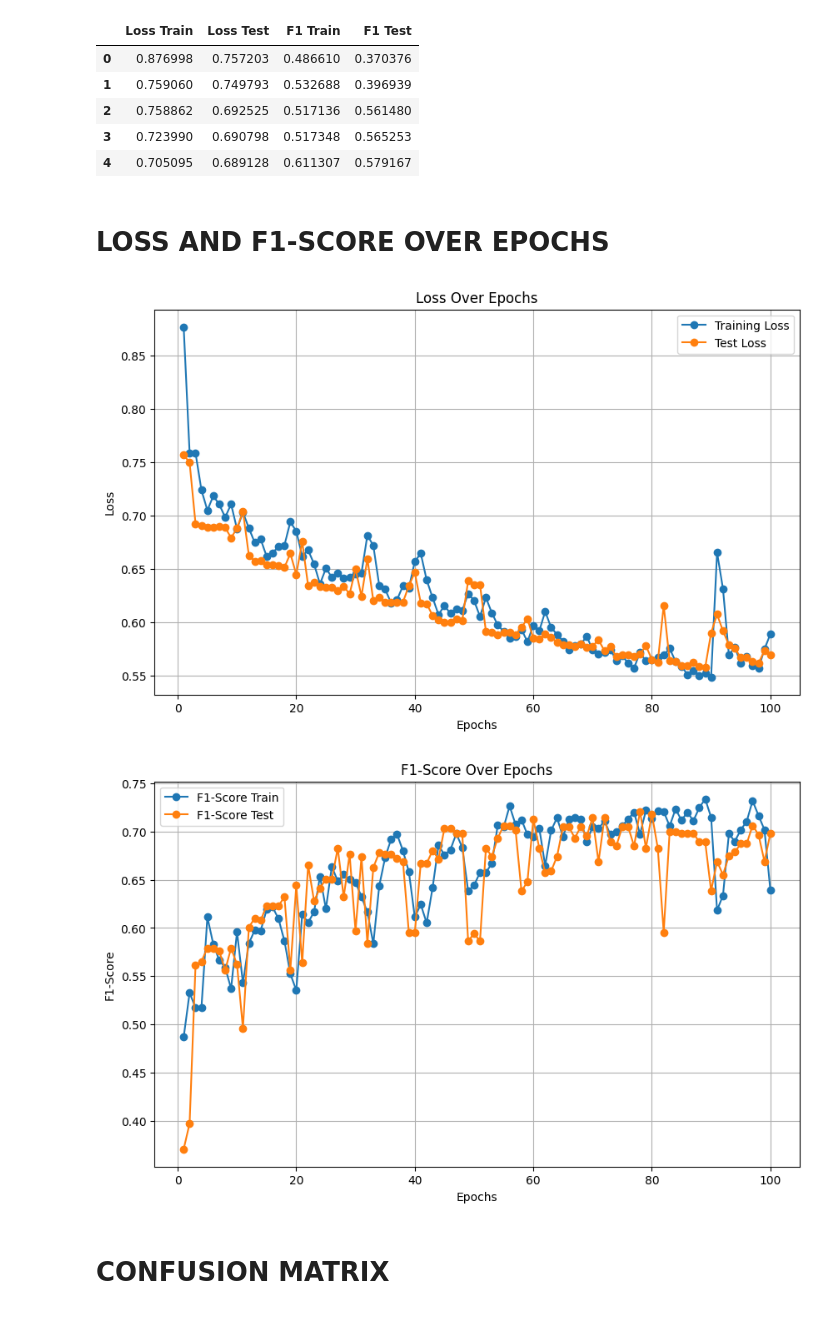
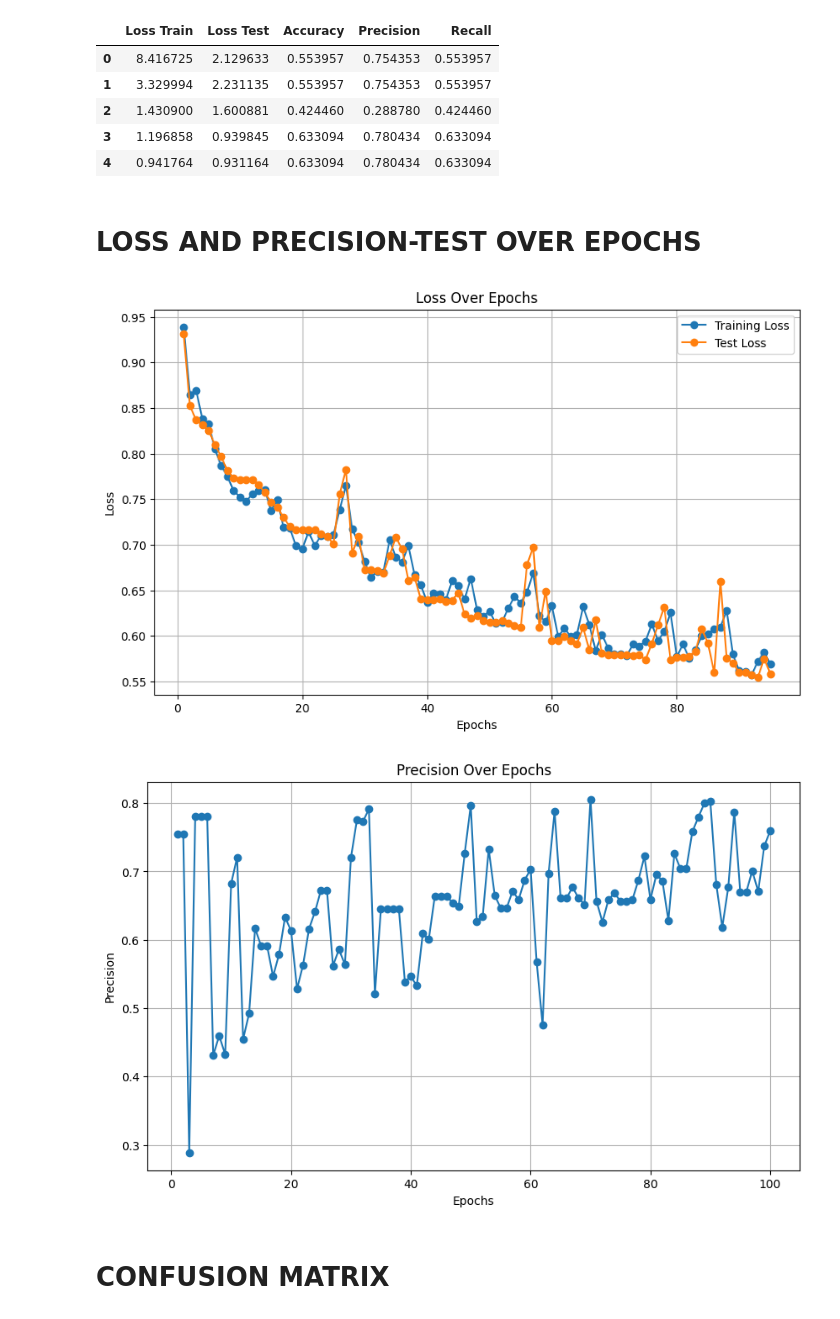
Before and after one commit to dinhanit/Abnormal_Behavior, a Jupyter notebook: Source/Model/AnalyzeModel.ipynb, the cells around one changed output. Drawn from its saved outputs; the diff is of its cells as text; code cells hidden in the pictures.

```diff
--- a/Source/Model/AnalyzeModel.ipynb
+++ b/Source/Model/AnalyzeModel.ipynb
@@ -31,31 +14,32 @@ Estimated Total Size (MB): 0.04
 data = pd.read_csv("Performance.csv")
 loss_train = data['Loss Train']
 loss_test = data['Loss Test']
-f1_train = data['F1 Train']
-f1_test = data['F1 Test']
+accuracy = data['Accuracy']
+precision = data['Precision']
+recall = data['Recall']
 data.head()
 # %% [output]
-|  | Loss Train | Loss Test | F1 Train | F1 Test |
-| 0 | 0.876998 | 0.757203 | 0.486610 | 0.370376 |
-| 1 | 0.759060 | 0.749793 | 0.532688 | 0.396939 |
-| 2 | 0.758862 | 0.692525 | 0.517136 | 0.561480 |
-| 3 | 0.723990 | 0.690798 | 0.517348 | 0.565253 |
-| 4 | 0.705095 | 0.689128 | 0.611307 | 0.579167 |
+|  | Loss Train | Loss Test | Accuracy | Precision | Recall |
+| 0 | 8.416725 | 2.129633 | 0.553957 | 0.754353 | 0.553957 |
+| 1 | 3.329994 | 2.231135 | 0.553957 | 0.754353 | 0.553957 |
+| 2 | 1.430900 | 1.600881 | 0.424460 | 0.288780 | 0.424460 |
+| 3 | 1.196858 | 0.939845 | 0.633094 | 0.780434 | 0.633094 |
+| 4 | 0.941764 | 0.931164 | 0.633094 | 0.780434 | 0.633094 |
 # %% [markdown]
-# LOSS AND F1-SCORE OVER EPOCHS #
+# LOSS AND PRECISION-TEST OVER EPOCHS #
 # %%
 
 df = pd.read_csv("Performance.csv")
 # Number of epochs
-num_epochs = len(loss_train)
+num_epochs = len(loss_train[5:])
 
 # Create a list of epoch numbers
 epochs = list(range(1, num_epochs + 1))
 
 # Create the plot
 plt.figure(figsize=(10, 6))
-plt.plot(epochs, loss_train, label='Training Loss', marker='o')
-plt.plot(epochs, loss_test, label='Test Loss', marker='o')
+plt.plot(epochs, loss_train[5:], label='Training Loss', marker='o')
+plt.plot(epochs, loss_test[5:], label='Test Loss', marker='o')
 
 # Add labels and a legend
 plt.xlabel('Epochs')
@@ -67,29 +51,27 @@ plt.legend()
 plt.grid(True)
 plt.show()
 # %% [output]
-[figure, old version]
+[figure, new version]
 # %%
 num_epochs = len(loss_train)
 
 # Create a list of epoch numbers
 epochs = list(range(1, num_epochs + 1))
 
 # Create the plot
 plt.figure(figsize=(10, 6))
-plt.plot(epochs, f1_train, label='F1-Score Train', marker='o')
-plt.plot(epochs, f1_test, label='F1-Score Test', marker='o')
+plt.plot(epochs, precision, label='Precision Test', marker='o')
 
 # Add labels and a legend
 plt.xlabel('Epochs')
-plt.ylabel('F1-Score')
-plt.title('F1-Score Over Epochs')
-plt.legend()
+plt.ylabel('Precision')
+plt.title('Precision Over Epochs')
 
 # Show the plot
 plt.grid(True)
 plt.show()
 # %% [output]
-[figure, old version]
+[figure, new version]
 # %% [markdown]
 # CONFUSION MATRIX
 # %%
```
Also changed, not shown: parts of 2 cells of this notebook, 8 other files.
